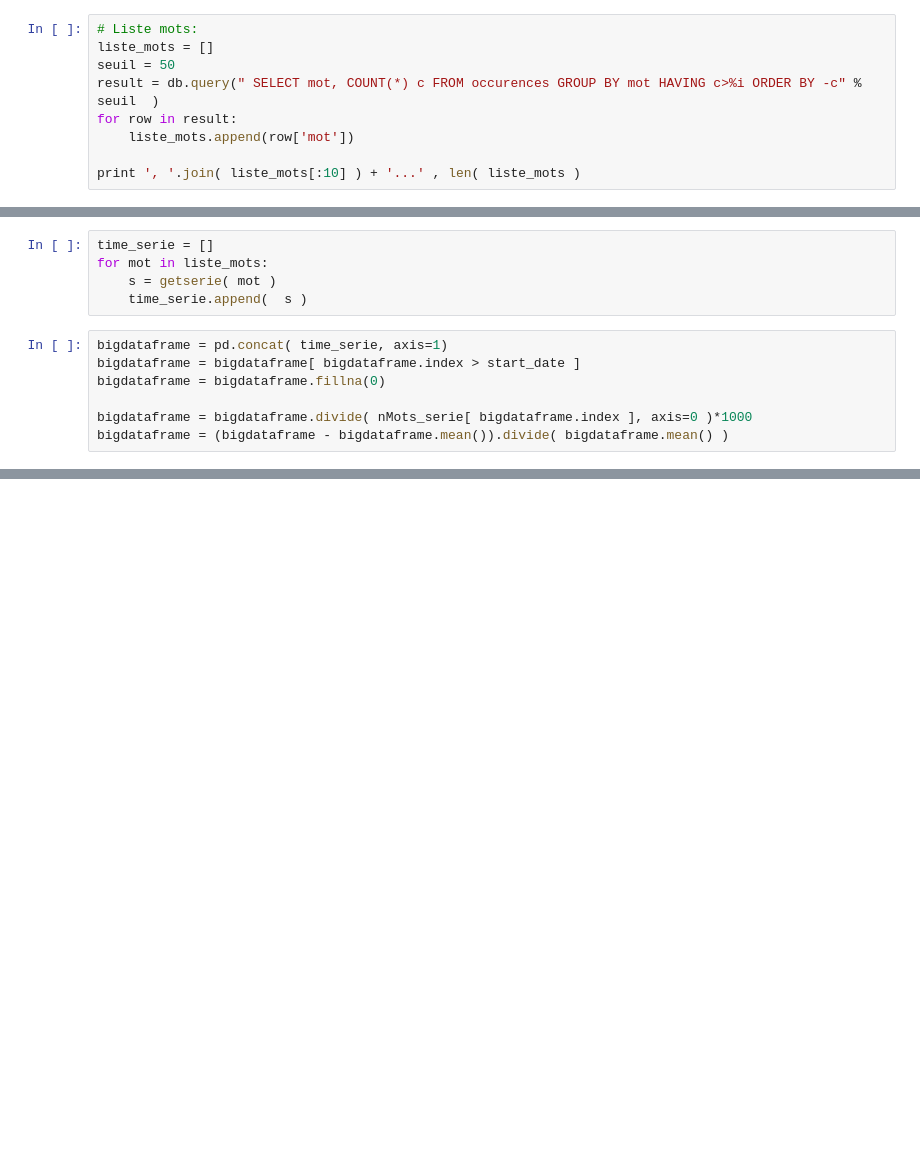
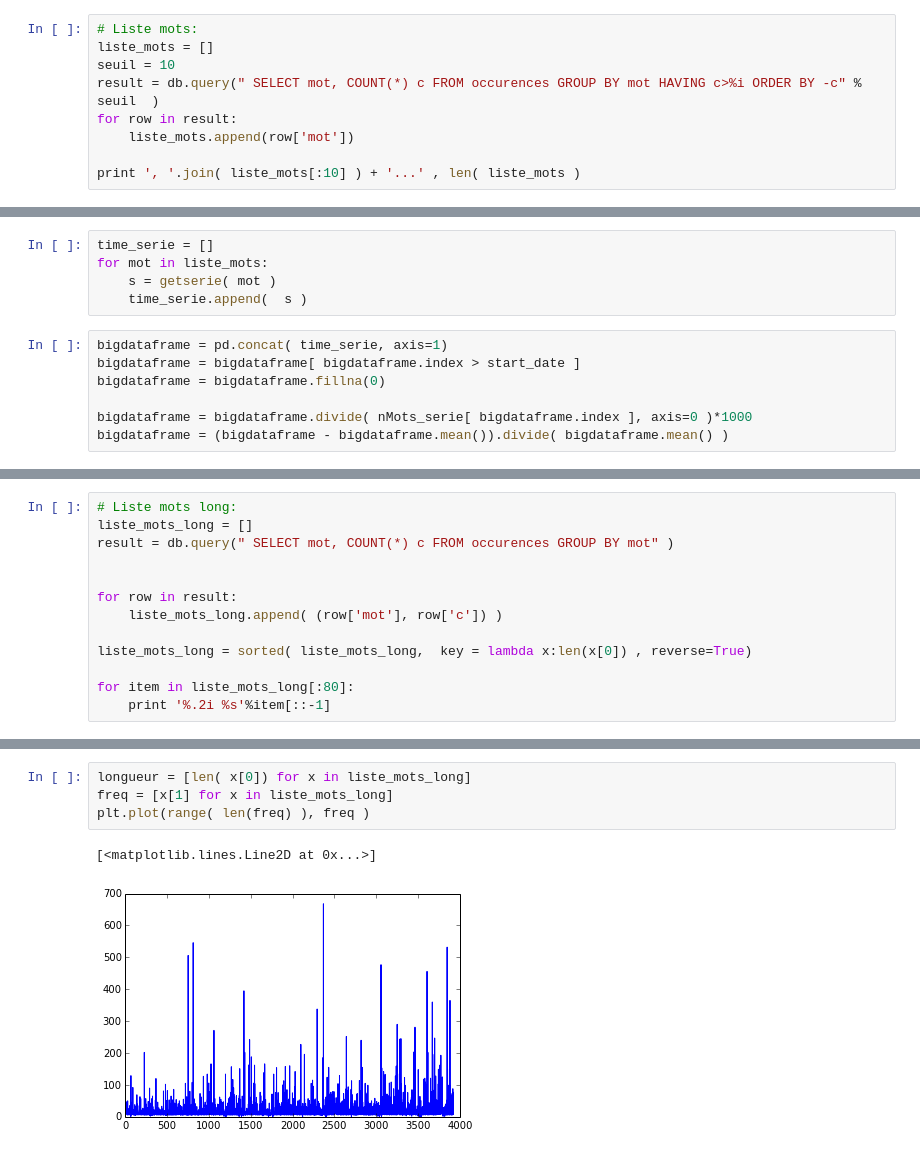
Before and after one commit to xdze2/lesMotsDesJournaux, a Jupyter notebook: read_database.ipynb, the cells around one changed output, grey strips where cells are left out. Saved outputs shown, nothing was run; the diff lists cells and outputs as text; blank space fills up the shorter version.

```diff
--- a/read_database.ipynb
+++ b/read_database.ipynb
@@ -99,7 +99,7 @@ plotTimeLine( mot )
 # %%
 # Liste mots:
 liste_mots = []
-seuil = 50
+seuil = 10
 result = db.query(" SELECT mot, COUNT(*) c FROM occurences GROUP BY mot HAVING c>%i ORDER BY -c" % seuil  )
 for row in result:
     liste_mots.append(row['mot'])
@@ -167,0 +177,13 @@ OrderedDict([(u'mot', u'attentats'), (u'c', 205)]) OrderedDict([(u'mot', u'ans')
+# %%
+# Liste mots long:
+liste_mots_long = []
+result = db.query(" SELECT mot, COUNT(*) c FROM occurences GROUP BY mot" )
+
+
+for row in result:
+    liste_mots_long.append( (row['mot'], row['c']) )
+
+liste_mots_long = sorted( liste_mots_long,  key = lambda x:len(x[0]) , reverse=True)
+
+for item in liste_mots_long[:80]:
+    print '%.2i %s'%item[::-1]
@@ -167,0 +208,7 @@ OrderedDict([(u'mot', u'attentats'), (u'c', 205)]) OrderedDict([(u'mot', u'ans')
+# %%
+longueur = [len( x[0]) for x in liste_mots_long]
+freq = [x[1] for x in liste_mots_long]
+plt.plot(range( len(freq) ), freq )
+# %% [output]
+[<matplotlib.lines.Line2D at 0x...>]
+[figure, added]
```
Also changed, not shown: parts of 15 cells of this notebook, 7 other files.
